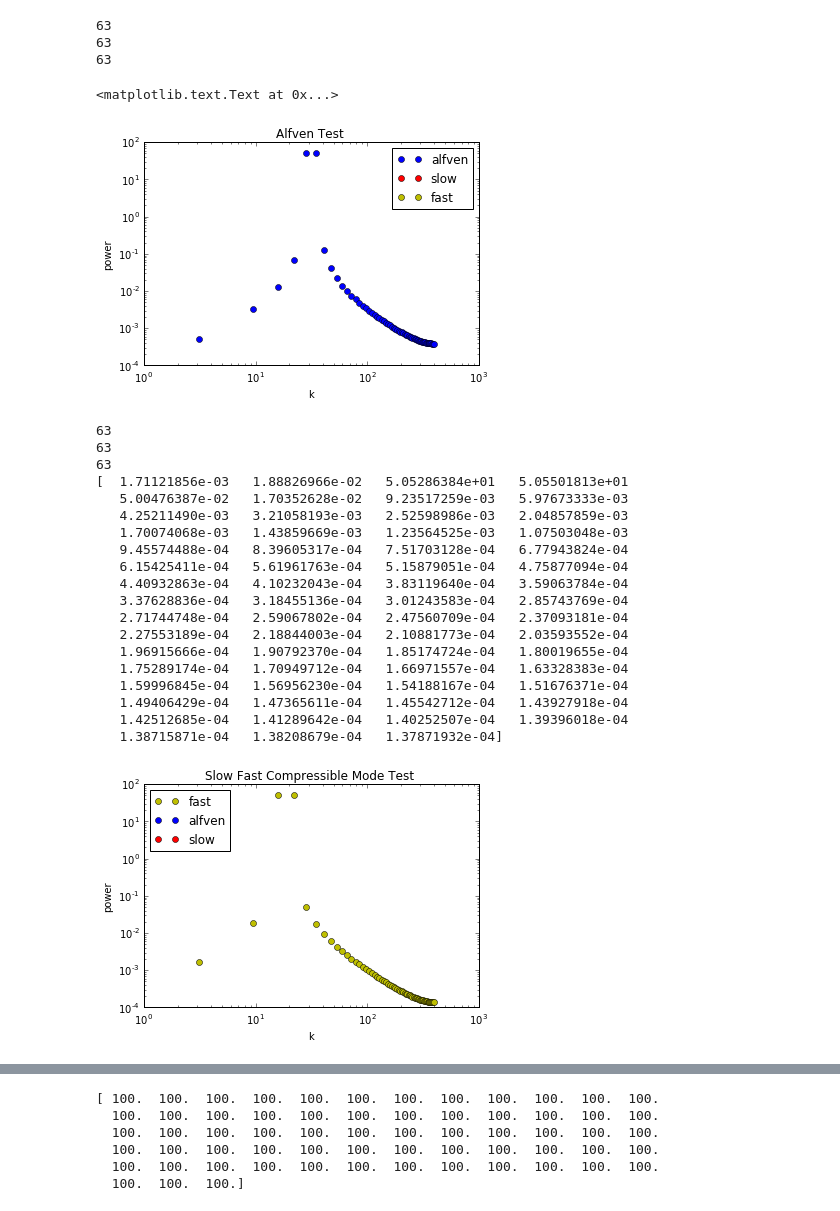
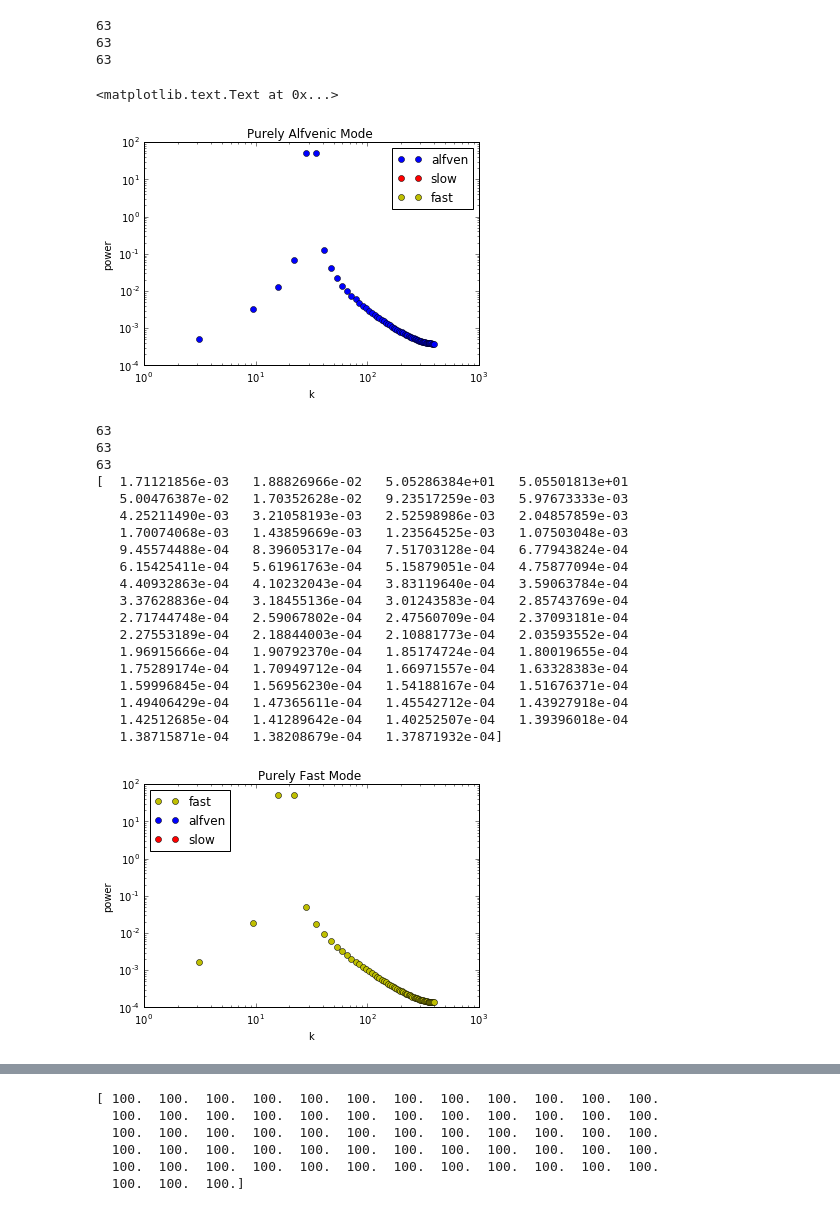
Before and after one commit to DSeligman/MHD_mode_decomposition, a Jupyter notebook: MODE_decomposition_tests.ipynb, the cells around one changed output, grey strips where cells are left out. Saved outputs shown, nothing was run; the diff lists cells and outputs as text; code cells hidden in the pictures.

```diff
--- a/MODE_decomposition_tests.ipynb
+++ b/MODE_decomposition_tests.ipynb
@@ -151,13 +151,13 @@ plt.loglog(kgridG,fastVIso,'yo',label='fast')
 plt.legend()
 plt.xlabel('k')
 plt.ylabel('power')
-plt.title('Alfven Test ')
+plt.title('Purely Alfvenic Mode ')
 # %% [output]
 63
 63
 63
 <matplotlib.text.Text at 0x...>
-[figure, old version]
+[figure, new version]
 # %%
 #test just a fast wave
 # Frank Shu Gas Dynamics page 307 example b - k perp to B_0 - then the slow velocity is zero
@@ -182,35 +182,35 @@ kgridG,alfVIso,fastVIso,slowVIso=mode_decomp(Vx,Vy,Vz,beta)
 plt.loglog(kgridG,fastVIso,'yo',label='fast')
 plt.loglog(kgridG,alfVIso,'bo',label='alfven')
 plt.loglog(kgridG,slowVIso,'ro',label='slow')
 
 #plt.yscale('log')
 
 plt.legend(loc='upper left')
 plt.xlabel('k')
 plt.ylabel('power')
-plt.title('Slow Fast Compressible Mode Test ')
+plt.title('Purely Fast Mode ')
 print fastVIso
 # %% [output]
 63
 63
 63
 [  1.71121856e-03   1.88826966e-02   5.05286384e+01   5.05501813e+01
    5.00476387e-02   1.70352628e-02   9.23517259e-03   5.97673333e-03
    4.25211490e-03   3.21058193e-03   2.52598986e-03   2.04857859e-03
    1.70074068e-03   1.43859669e-03   1.23564525e-03   1.07503048e-03
    9.45574488e-04   8.39605317e-04   7.51703128e-04   6.77943824e-04
    6.15425411e-04   5.61961763e-04   5.15879051e-04   4.75877094e-04
    4.40932863e-04   4.10232043e-04   3.83119640e-04   3.59063784e-04
    3.37628836e-04   3.18455136e-04   3.01243583e-04   2.85743769e-04
    2.71744748e-04   2.59067802e-04   2.47560709e-04   2.37093181e-04
    2.27553189e-04   2.18844003e-04   2.10881773e-04   2.03593552e-04
    1.96915666e-04   1.90792370e-04   1.85174724e-04   1.80019655e-04
    1.75289174e-04   1.70949712e-04   1.66971557e-04   1.63328383e-04
    1.59996845e-04   1.56956230e-04   1.54188167e-04   1.51676371e-04
    1.49406429e-04   1.47365611e-04   1.45542712e-04   1.43927918e-04
    1.42512685e-04   1.41289642e-04   1.40252507e-04   1.39396018e-04
    1.38715871e-04   1.38208679e-04   1.37871932e-04]
-[figure, old version]
+[figure, new version]
 # %%
 #Mixed Alfven and Fast Test - so we know that the ratios are correct
 
```
Also changed, not shown: parts of 2 cells of this notebook.
